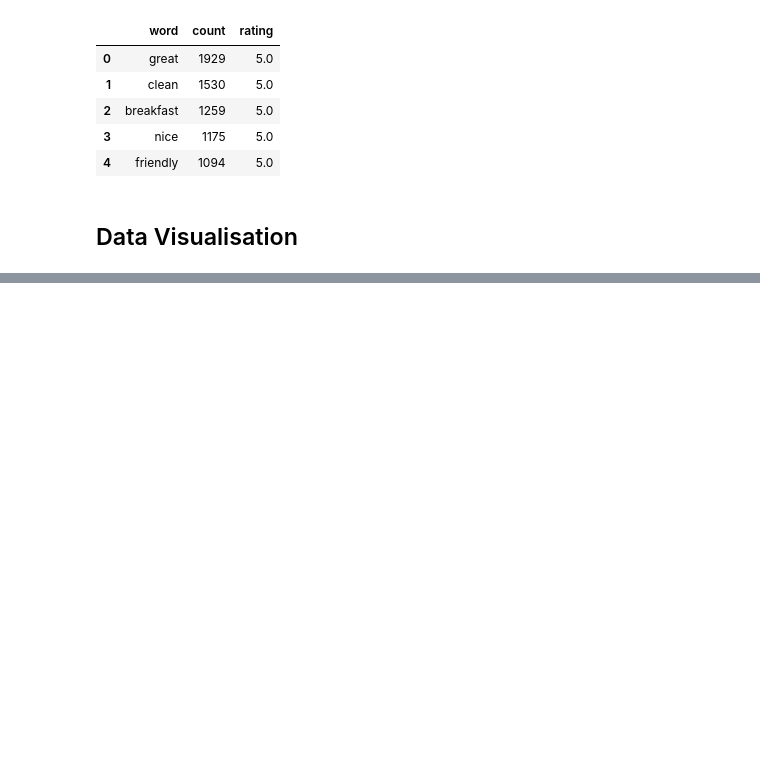
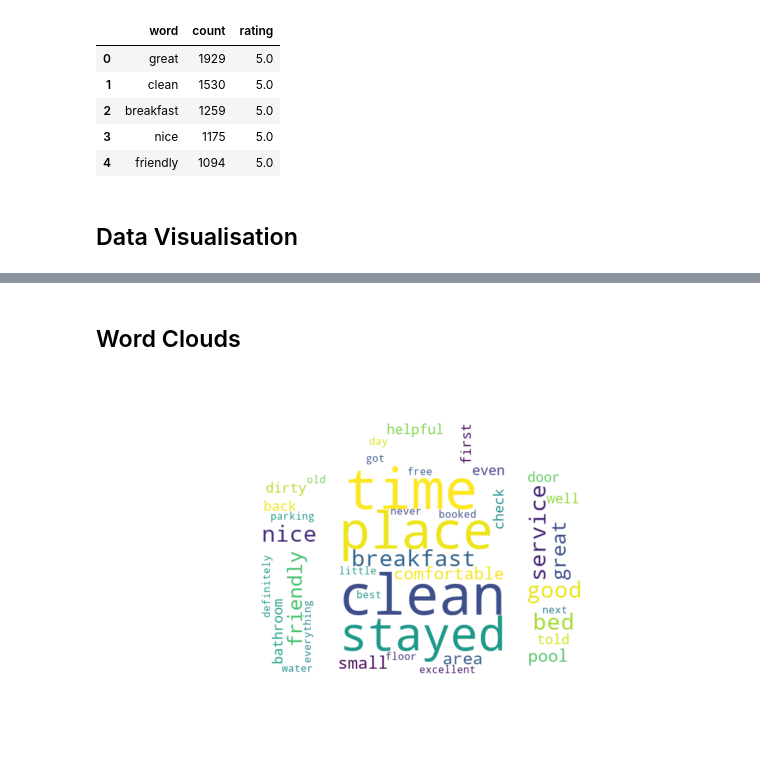
Before and after one commit to janelcv/Hotel_Rating_Analysis, a Jupyter notebook: Hotel_Ratings_Analysis-04.ipynb, the cells around one changed output, grey strips where cells are left out. Cells and saved outputs as stored; diff of their text form; code cells hidden in the pictures; blank space fills up the shorter version.

```diff
--- a/Hotel_Ratings_Analysis-04.ipynb
+++ b/Hotel_Ratings_Analysis-04.ipynb
@@ -356,7 +356,7 @@ for word in list_filtered_4_new.lower().split():
             wordcount4[word] = 1
         else:
             wordcount4[word] += 1
-sorted_by_value4 = sorted(wordcount4.items(), key=lambda kv: kv[1], reverse=True)[:10]
+sorted_by_value4 = sorted(wordcount4.items(), key=lambda kv: kv[1], reverse=True)[:20]
 word_list4 = []
 count_list4 = []
 for element in sorted_by_value4:
@@ -505,0 +510,17 @@ case_mask = np.array(Image.open("case.jpg"))
+# %% [markdown]
+## Word Clouds
+# %%
+#world cloup preparation
+wc_prep = df["word"].tolist()
+wcloud_prep = ' '.join(wc_prep)
+# read the mask image
+case_mask = np.array(Image.open("images/case.jpg"))
+# Make the figure
+wordcloud = WordCloud(mask=case_mask, background_color="white", contour_color='steelblue', min_font_size=16).generate(wcloud_prep)
+plt.figure(figsize = (15, 6))
+plt.imshow(wordcloud, interpolation="bilinear")
+plt.axis("off")
+plt.margins(x=0, y=0)
+plt.show()
+# %% [output]
+[figure, added]
```
Also changed, not shown: parts of 21 cells of this notebook, 7 other files.
